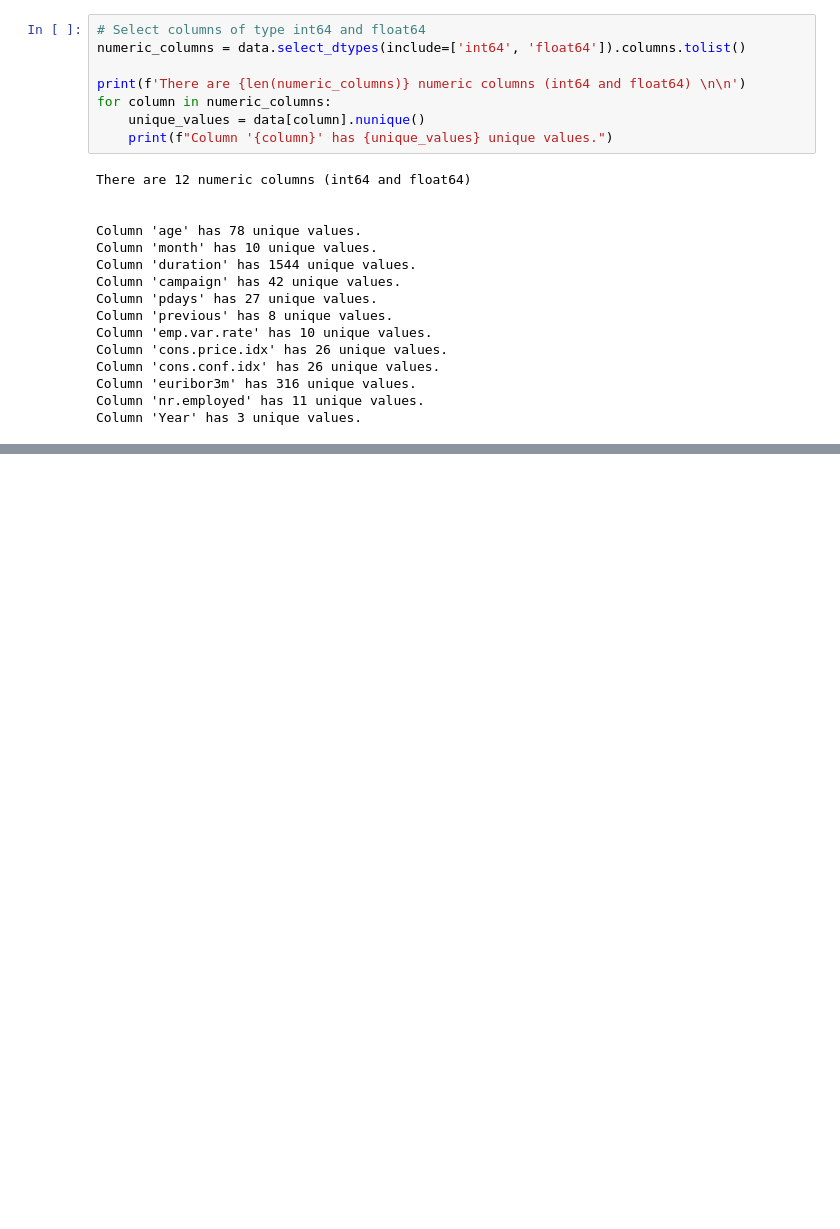
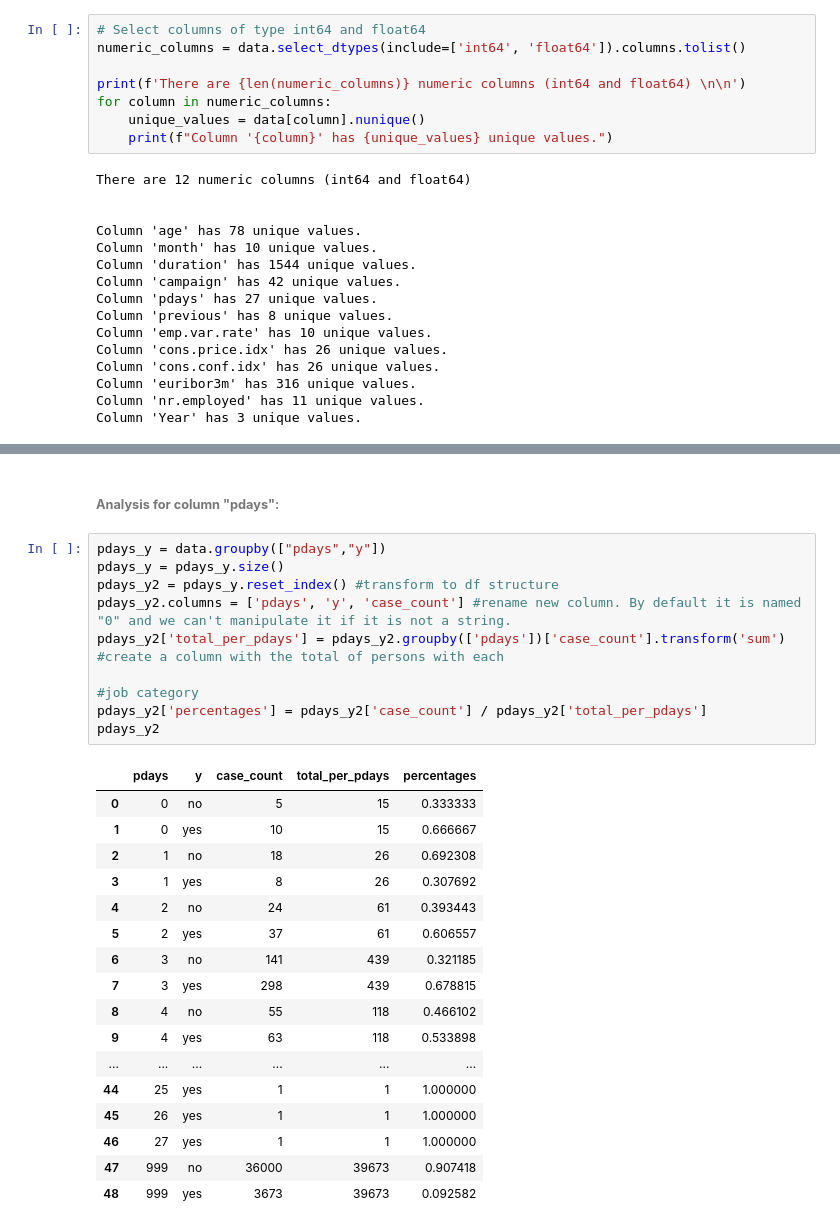
Before and after one commit to PostaElio/ICARO-Data-Science-Projects, a Jupyter notebook: Sprint_1/Sprint_1.ipynb, the cells around one changed output, grey strips where cells are left out. Saved outputs shown, nothing was run; the diff lists cells and outputs as text; blank space fills up the shorter version.

```diff
--- a/Sprint_1/Sprint_1.ipynb
+++ b/Sprint_1/Sprint_1.ipynb
@@ -626,0 +742,29 @@ Column 'Year' has 3 unique values.
+# %% [markdown]
+###### **Analysis for column "pdays":**
+# %%
+pdays_y = data.groupby(["pdays","y"])
+pdays_y = pdays_y.size()
+pdays_y2 = pdays_y.reset_index() #transform to df structure
+pdays_y2.columns = ['pdays', 'y', 'case_count'] #rename new column. By default it is named "0" and we can't manipulate it if it is not a string.
+pdays_y2['total_per_pdays'] = pdays_y2.groupby(['pdays'])['case_count'].transform('sum') #create a column with the total of persons with each
+                                                                                            #job category
+pdays_y2['percentages'] = pdays_y2['case_count'] / pdays_y2['total_per_pdays']
+pdays_y2
+# %% [output]
+|  | pdays | y | case_count | total_per_pdays | percentages |
+| 0 | 0 | no | 5 | 15 | 0.333333 |
+| 1 | 0 | yes | 10 | 15 | 0.666667 |
+| 2 | 1 | no | 18 | 26 | 0.692308 |
+| 3 | 1 | yes | 8 | 26 | 0.307692 |
+| 4 | 2 | no | 24 | 61 | 0.393443 |
+| 5 | 2 | yes | 37 | 61 | 0.606557 |
+| 6 | 3 | no | 141 | 439 | 0.321185 |
+| 7 | 3 | yes | 298 | 439 | 0.678815 |
+| 8 | 4 | no | 55 | 118 | 0.466102 |
+| 9 | 4 | yes | 63 | 118 | 0.533898 |
+| ... | ... | ... | ... | ... | ... |
+| 44 | 25 | yes | 1 | 1 | 1.000000 |
+| 45 | 26 | yes | 1 | 1 | 1.000000 |
+| 46 | 27 | yes | 1 | 1 | 1.000000 |
+| 47 | 999 | no | 36000 | 39673 | 0.907418 |
+| 48 | 999 | yes | 3673 | 39673 | 0.092582 |
```
Also changed, not shown: parts of 34 cells of this notebook.
